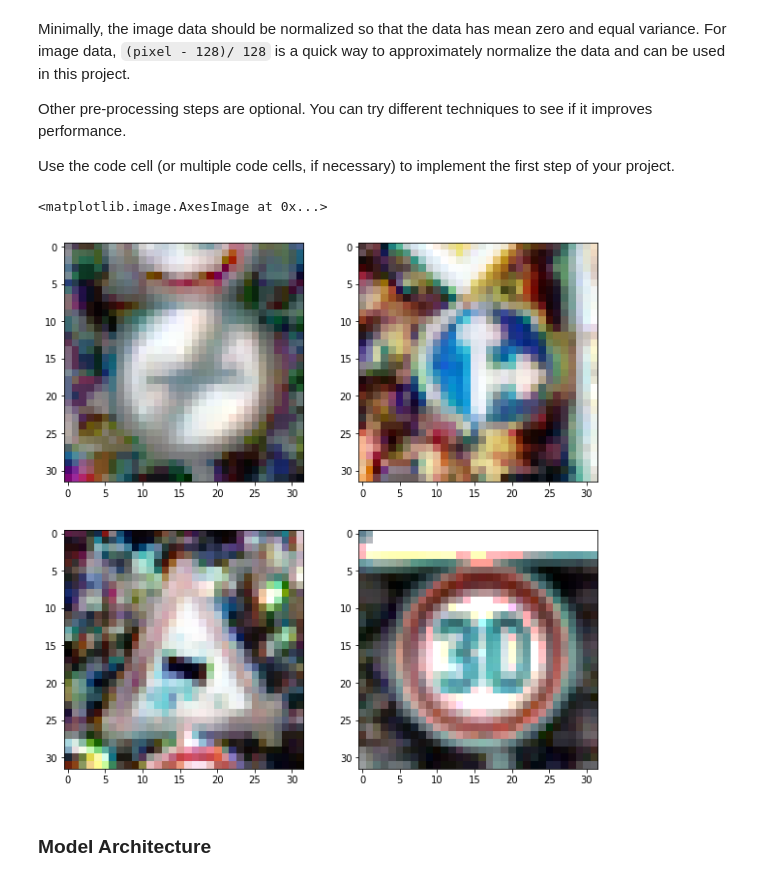
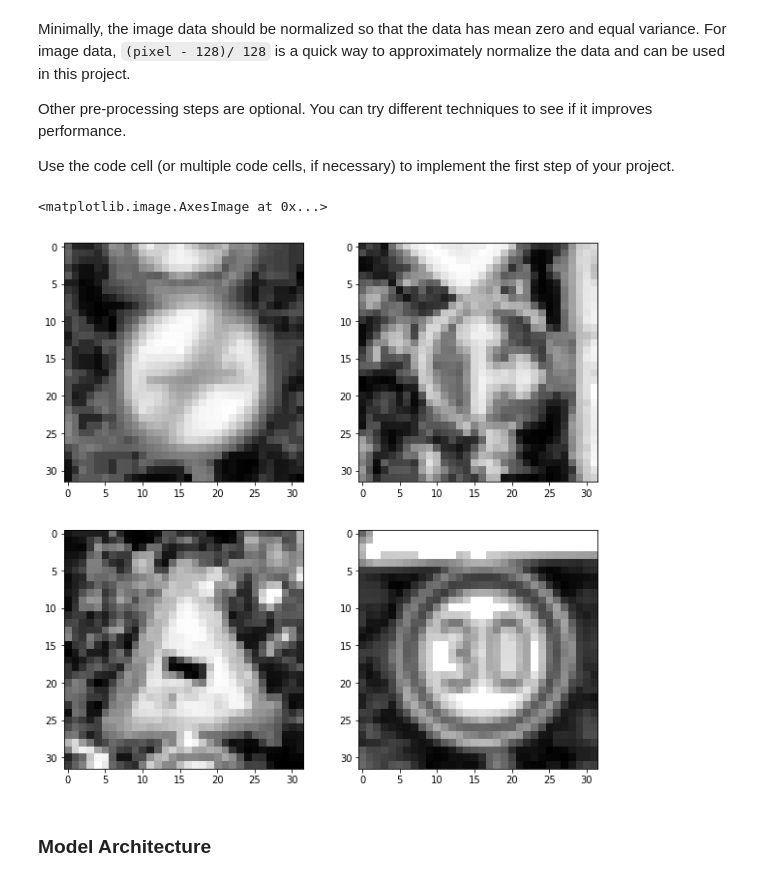
Before and after one commit to jackm97/CarND-Traffic-Sign-Classifier-Project, a Jupyter notebook: Traffic_Sign_Classifier.ipynb, the cells around one changed output. Drawn from its saved outputs; the diff is of its cells as text; code cells hidden in the pictures.

```diff
--- a/Traffic_Sign_Classifier.ipynb
+++ b/Traffic_Sign_Classifier.ipynb
@@ -163,52 +163,46 @@ X_valid = normalize(X_valid.reshape(-1,32*32*3),norm='max').reshape(-1,32,32,3)
 X_test = normalize(X_test.reshape(-1,32*32*3),norm='max').reshape(-1,32,32,3)
 # %%
 # Local Normalization
-
+import cv2
 from skimage.filters.rank import equalize
 from skimage.exposure import equalize_hist
 from skimage.morphology import disk
 
-selem = disk(15)
+selem = disk(20)
 
 new_images = []
 for image in X_train:
-    channels = []
     image = (255*image).astype(np.uint8)
-    for channel in range(3):
-        channels.append(equalize(image[:,:,channel],selem))
-    new_images.append(np.dstack(channels))
+    image = cv2.cvtColor(image,cv2.COLOR_RGB2GRAY)
+    new_images.append(equalize(image,selem))
 X_train = np.asarray(new_images).astype(np.float32)/255
 
 new_images = []
 for image in X_valid:
-    channels = []
     image = (255*image).astype(np.uint8)
-    for channel in range(3):
-        channels.append(equalize(image[:,:,channel],selem))
-    new_images.append(np.dstack(channels))
+    image = cv2.cvtColor(image,cv2.COLOR_RGB2GRAY)
+    new_images.append(equalize(image,selem))
 X_valid = np.asarray(new_images).astype(np.float32)/255
 
 new_images = []
 for image in X_test:
-    channels = []
     image = (255*image).astype(np.uint8)
-    for channel in range(3):
-        channels.append(equalize(image[:,:,channel],selem))
-    new_images.append(np.dstack(channels))
+    image = cv2.cvtColor(image,cv2.COLOR_RGB2GRAY)
+    new_images.append(equalize(image,selem))
 X_test = np.asarray(new_images).astype(np.float32)/255
 # %%
 plt.figure(figsize=(10,10))
 plt.subplot(2,2,1)
-plt.imshow(X_train[0])
+plt.imshow(X_train[0],cmap='gray')
 plt.subplot(2,2,2)
-plt.imshow(X_train[1000])
+plt.imshow(X_train[1000],cmap='gray')
 plt.subplot(2,2,3)
-plt.imshow(X_train[2000])
+plt.imshow(X_train[2000],cmap='gray')
 plt.subplot(2,2,4)
-plt.imshow(X_train[3000])
+plt.imshow(X_train[3000],cmap='gray')
 # %% [output]
 <matplotlib.image.AxesImage at 0x...>
-[figure, old version]
+[figure, new version]
 # %%
 from sklearn.utils import shuffle
 
```
Also changed, not shown: parts of 15 cells of this notebook, 6 other files.
